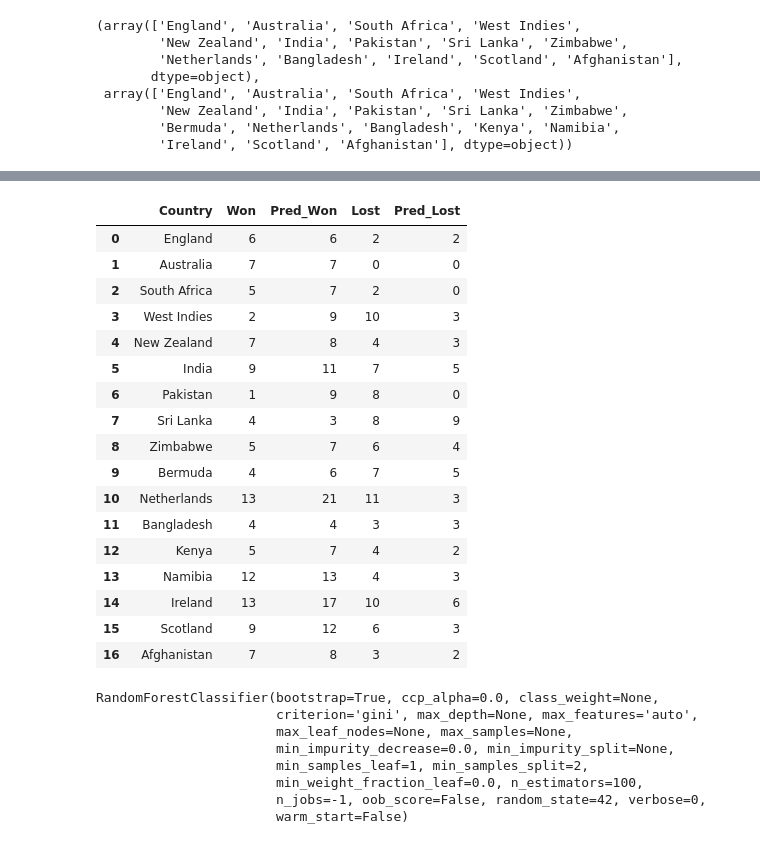
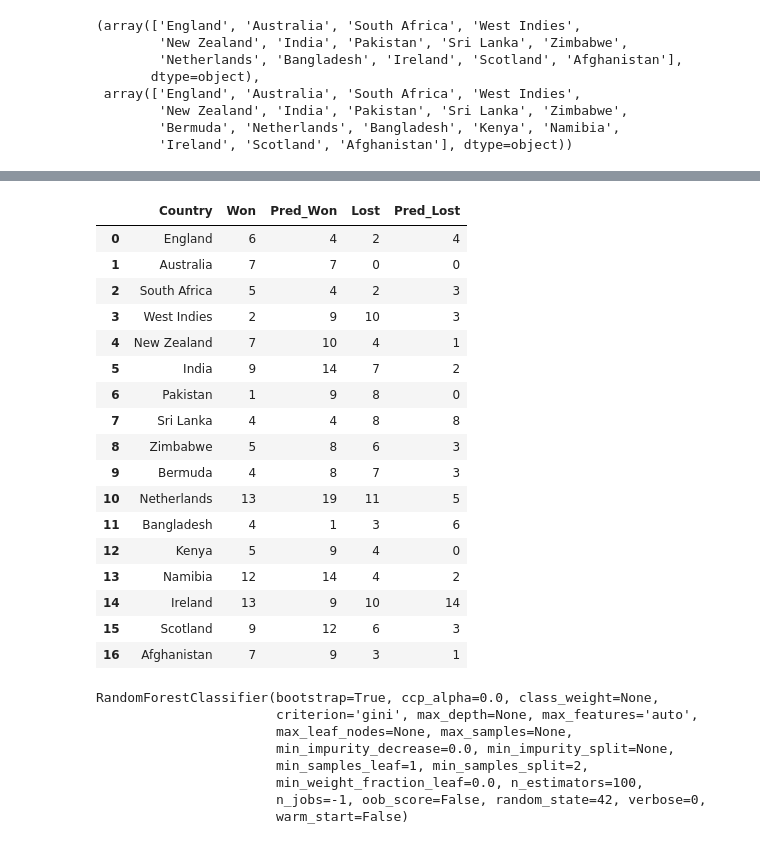
Before and after one commit to alfaroqueIslam/cricket-match-results, a Jupyter notebook: notebooks/Unit_2_Project.ipynb, the cells around one changed output, grey strips where cells are left out. Drawn from its saved outputs; the diff is of its cells as text; code cells hidden in the pictures.

```diff
--- a/notebooks/Unit_2_Project.ipynb
+++ b/notebooks/Unit_2_Project.ipynb
@@ -198,0 +192,14 @@ Please also refer to the documentation for alternative solver options:
+# %%
+%%time
+pipeline1 = make_pipeline(
+    ce.OneHotEncoder(),
+    SimpleImputer(strategy='median'),
+    LogisticRegression()
+)
+
+
+pipeline1.fit(X_train, y_train)
+vn1 = pipeline1.score(X_val, y_val)
+tn1 = pipeline1.score(X_test, y_test)
+print('Validation Accuracy', vn1)
+print('Test Accuracy', tn1)
@@ -290,2 +337,5 @@ weighted avg       0.77      0.77      0.77      4917
+# %%
+y_predv1 = pipeline1.predict(X_val)
+y_predt1 = pipeline1.predict(X_test)
 # %%
 batval1 = batval
@@ -312,5 +368,5 @@ See the caveats in the documentation: https://pandas.pydata.org/pandas-docs/stab
 # %%
 battest1 = battest
-battest1['Pred_Result'] = y_predt
+battest1['Pred_Result'] = y_predt1
 battest1
 # %% [output]
@@ -405,27 +467,27 @@ appData1
 | 12 | Scotland | 2 | 3 | 3 | 2 |
 | 13 | Afghanistan | 7 | 7 | 0 | 0 |
 # %%
-appData2 = makeDF(battest, arlist1)
+appData2 = makeDF(battest1, arlist1)
 appData2
 # %% [output]
 |  | Country | Won | Pred_Won | Lost | Pred_Lost |
-| 0 | England | 6 | 6 | 2 | 2 |
+| 0 | England | 6 | 4 | 2 | 4 |
 | 1 | Australia | 7 | 7 | 0 | 0 |
-| 2 | South Africa | 5 | 7 | 2 | 0 |
+| 2 | South Africa | 5 | 4 | 2 | 3 |
 | 3 | West Indies | 2 | 9 | 10 | 3 |
-| 4 | New Zealand | 7 | 8 | 4 | 3 |
-| 5 | India | 9 | 11 | 7 | 5 |
+| 4 | New Zealand | 7 | 10 | 4 | 1 |
+| 5 | India | 9 | 14 | 7 | 2 |
 | 6 | Pakistan | 1 | 9 | 8 | 0 |
-| 7 | Sri Lanka | 4 | 3 | 8 | 9 |
-| 8 | Zimbabwe | 5 | 7 | 6 | 4 |
-| 9 | Bermuda | 4 | 6 | 7 | 5 |
-| 10 | Netherlands | 13 | 21 | 11 | 3 |
-| 11 | Bangladesh | 4 | 4 | 3 | 3 |
-| 12 | Kenya | 5 | 7 | 4 | 2 |
-| 13 | Namibia | 12 | 13 | 4 | 3 |
-| 14 | Ireland | 13 | 17 | 10 | 6 |
+| 7 | Sri Lanka | 4 | 4 | 8 | 8 |
+| 8 | Zimbabwe | 5 | 8 | 6 | 3 |
+| 9 | Bermuda | 4 | 8 | 7 | 3 |
+| 10 | Netherlands | 13 | 19 | 11 | 5 |
+| 11 | Bangladesh | 4 | 1 | 3 | 6 |
+| 12 | Kenya | 5 | 9 | 4 | 0 |
+| 13 | Namibia | 12 | 14 | 4 | 2 |
+| 14 | Ireland | 13 | 9 | 10 | 14 |
 | 15 | Scotland | 9 | 12 | 6 | 3 |
-| 16 | Afghanistan | 7 | 8 | 3 | 2 |
+| 16 | Afghanistan | 7 | 9 | 3 | 1 |
 # %%
 import seaborn as sns
 from pdpbox import pdp
```
Also changed, not shown: parts of 38 cells of this notebook.
